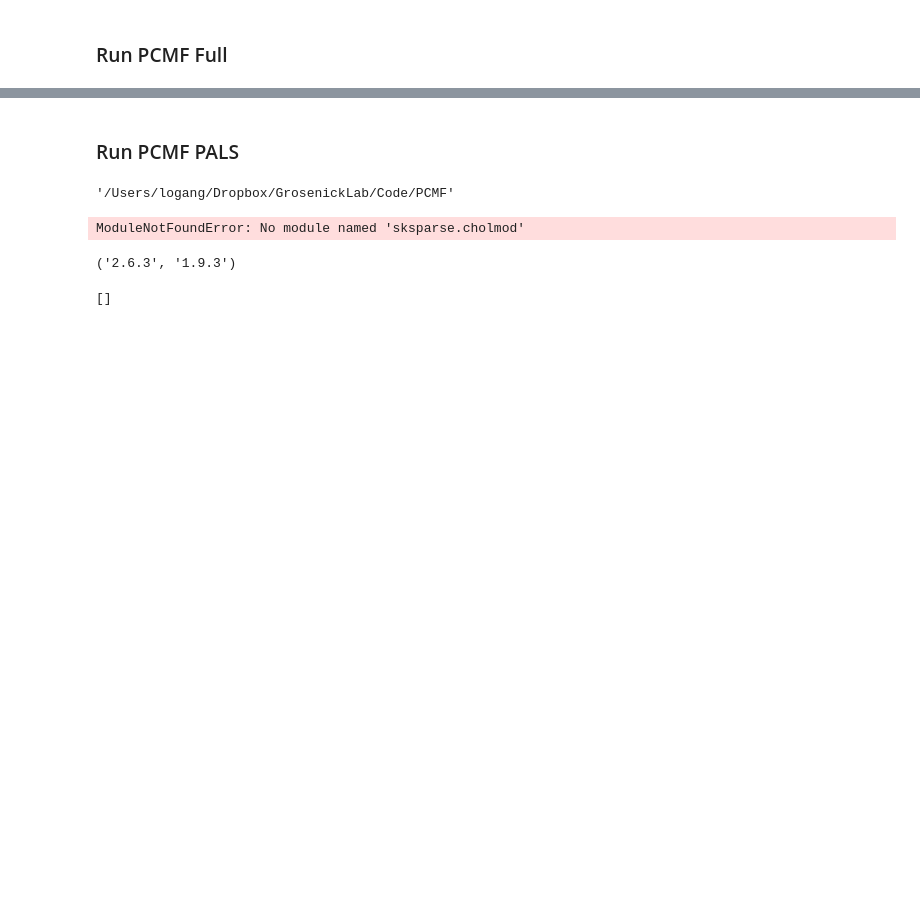
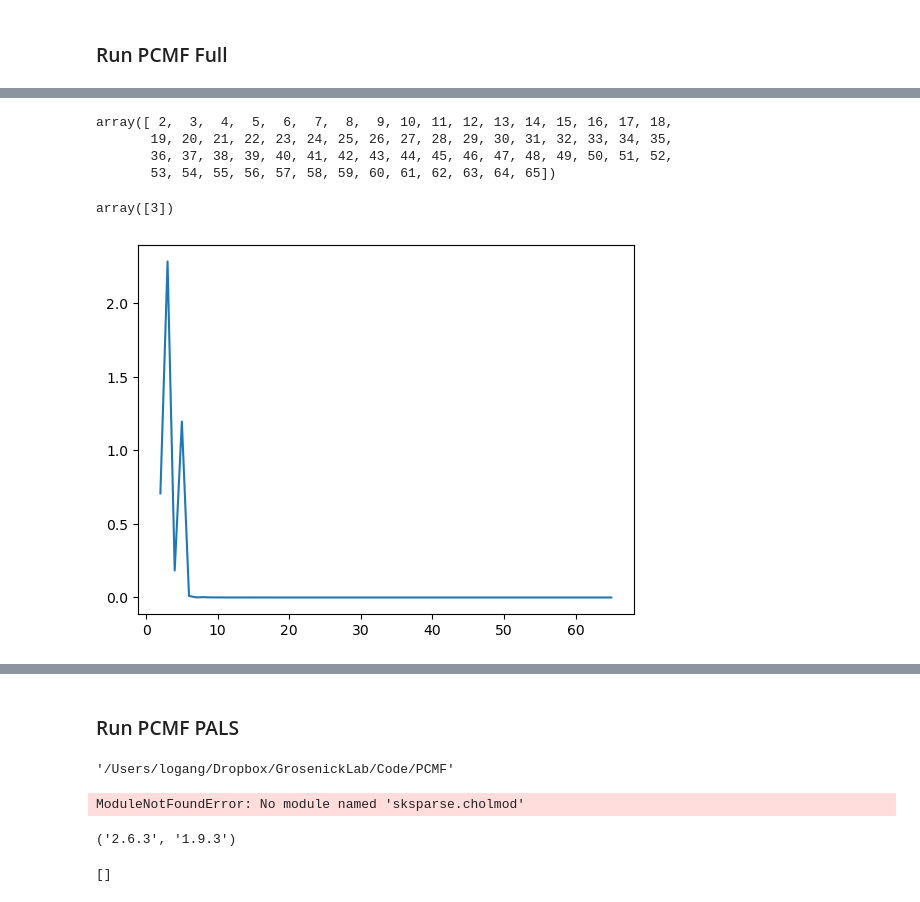
Before and after one commit to grosenicklab/CARVE-AI, a Jupyter notebook: ICML2023/notebooks/Gaussian Two Class.ipynb, the cells around one changed output, grey strips where cells are left out. Saved outputs shown, nothing was run; the diff lists cells and outputs as text; code cells hidden in the pictures; blank space fills up the shorter version.

```diff
--- a/ICML2023/notebooks/Gaussian Two Class.ipynb
+++ b/ICML2023/notebooks/Gaussian Two Class.ipynb
@@ -624,0 +667,33 @@ def diff_graph_cluster(Xhat, D, comb_list, num_clusters, thresh_sd=6, pca_clean=
+# %%
+np.array(range(len(Ts)))+n_clusts[0]
+# %% [output]
+array([ 2,  3,  4,  5,  6,  7,  8,  9, 10, 11, 12, 13, 14, 15, 16, 17, 18,
+       19, 20, 21, 22, 23, 24, 25, 26, 27, 28, 29, 30, 31, 32, 33, 34, 35,
+       36, 37, 38, 39, 40, 41, 42, 43, 44, 45, 46, 47, 48, 49, 50, 51, 52,
+       53, 54, 55, 56, 57, 58, 59, 60, 61, 62, 63, 64, 65])
+# %%
+clust_change_idx = np.where(np.diff(n_clusts)==1)[0]+1
+penalty_list[clust_change_idx[0]]
+
+N = X_c.shape[0]
+Ts = []
+for i in range(len(clust_change_idx)-1):
+    lambda_t = penalty_list[clust_change_idx[i]]
+    lambda_t_next = penalty_list[clust_change_idx[i+1]]
+    Ts.append(N*lambda_t*(lambda_t - lambda_t_next))
+
+def select_nclust(n_clust_list, penalty_list, N):
+    clust_change_idx = np.where(np.diff(n_clust_list)==1)[0]+1
+    Ts = []
+    for i in range(len(clust_change_idx)-1):
+        lambda_t = penalty_list[clust_change_idx[i]]
+        lambda_t_next = penalty_list[clust_change_idx[i+1]]
+        Ts.append(N*lambda_t*(lambda_t - lambda_t_next))
+    clust_nums = np.array(range(len(Ts))) + n_clust_list[0]
+    return clust_nums[np.where(np.array(Ts)==np.max(np.array(Ts)))[0]]
+
+plt.plot(np.array(range(len(Ts)))+n_clusts[0], np.array(Ts))
+select_nclust(n_clusts, penalty_list, X_c.shape[0])
+# %% [output]
+array([3])
+[figure, added]
```
Also changed, not shown: parts of 11 cells of this notebook, 11 other files.
